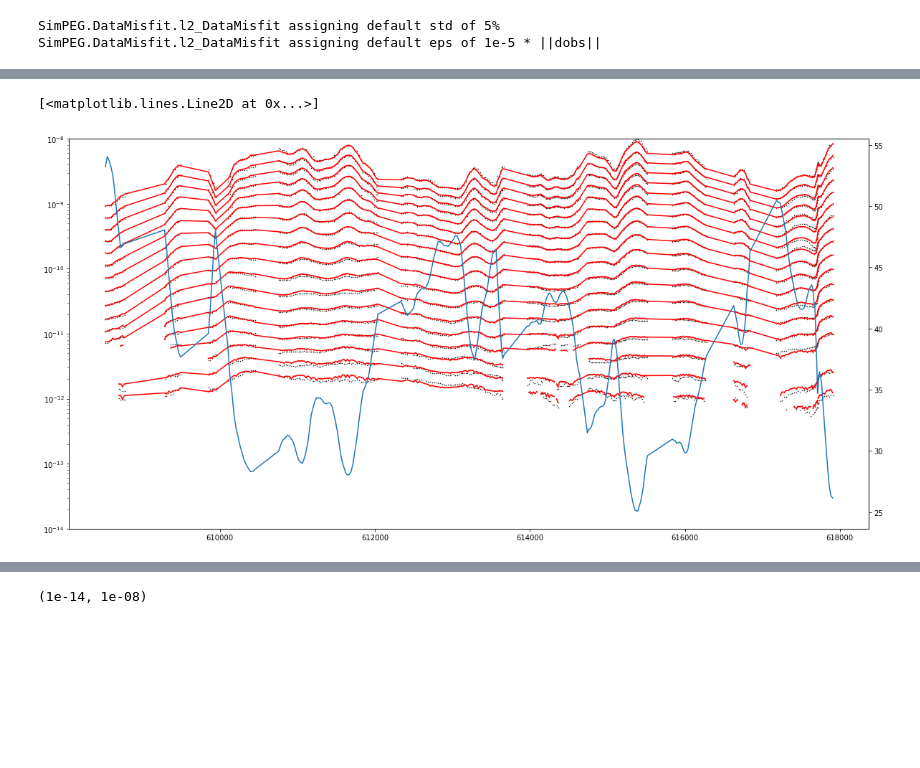
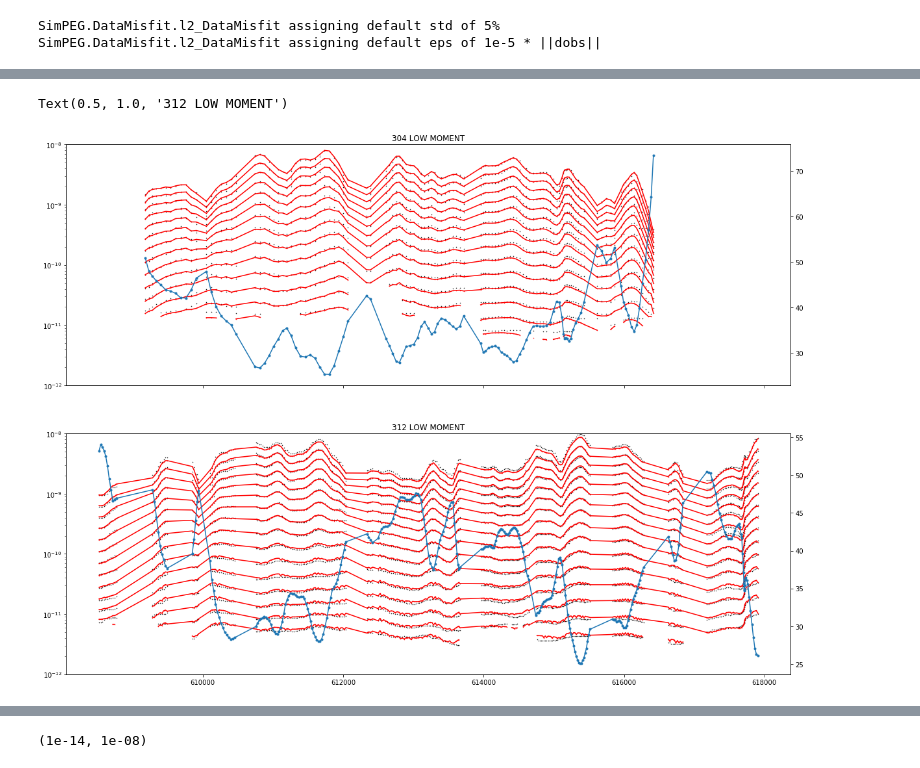
Before and after one commit to igotchalk/timelapseAEM, a Jupyter notebook: notebook/2D_2017-2019_together.ipynb, the cells around one changed output, grey strips where cells are left out. Cells and saved outputs as stored; diff of their text form; code cells hidden in the pictures; blank space fills up the shorter version.

```diff
--- a/notebook/2D_2017-2019_together.ipynb
+++ b/notebook/2D_2017-2019_together.ipynb
@@ -70,6 +68,7 @@ dem = df.loc[msk,'ELEVATION'].values[:]
 height = df.loc[msk,'INVALT'].values[:]
 # height = df.loc[msk,'TX_ALTITUDE'].values[:]
 system = df.loc[msk,'skytem_type'].values[:]
+msk_312 = system==312
 rx_locations = np.c_[xy[:,:], height+dem+2.]
 src_locations = np.c_[xy[:,:], height+dem]
 topo = np.c_[xy[:,:], dem]
@@ -350,3 +366,14 @@ dpred = survey.dpred(m0)
 # %%
 ch1_cols = [c for c in df.columns if c.startswith('DBDT_Ch1')]
 ch2_cols = [c for c in df.columns if c.startswith('DBDT_Ch2')]
+
+lm_header_304 = ch1_cols[sl_lm_304]
+hm_header_304 = ch2_cols[sl_hm_304]
+lm_header_312 = ch1_cols[sl_lm_312]
+hm_header_312 = ch2_cols[sl_hm_312]
+
+ch1_cols.append('skytem_type')
+ch2_cols.append('skytem_type')
+
+data_hm_all = df.loc[df.CHANNEL_NO==2,ch2_cols]
+data_lm_all = df.loc[df.CHANNEL_NO==1,ch1_cols]
@@ -420,7 +461,7 @@ uncert size 10164
 # x = (1e-2,10., 1.,)
 # y = (1e-2,1.,  1.,)
 # for alpha_s,alpha_x,alpha_y in zip(s,x,y):
-alpha_s,alpha_x,alpha_y = (1., 10., 1. )
+alpha_s,alpha_x,alpha_y = (1e-2, 10., 1. )
 output_dir = Path("/scratch/users/ianpg/timelapseAEM/l2-1719-s{}x{}y{}/"
                   .format(int(100*alpha_s),int(100*alpha_x),int(100*alpha_y)))
 
@@ -515,6 +556,7 @@ mopt = mopt2.copy()
 # %%
 import local_utils
 outDict = local_utils.load_obj(output_dir,'outDict')
+mopt = outDict[len(outDict)]['m']
 # %%
 from matplotlib.colors import LogNorm
 from simpegEM1D import ModelIO
@@ -618,11 +732,24 @@ for ii in range(1, 300, 100):
 # %%
+fig, axs = plt.subplots(2,1, figsize=(20, 15),sharex='col')
 
-fig, ax = plt.subplots(1,1, figsize=(20, 10))
-out = plt.semilogy(xy[:,0], abs(DOBS_LM[:,:]), 'k.', ms=1)
-out = plt.semilogy(xy[:,0], abs(DPRED_LM[:,:]), 'r.-', ms=1)
+plt.sca(axs.flatten()[0])
+ax = plt.gca()
+out = plt.semilogy(xy[:,0][~msk_312], abs(DOBS_LM_304[:,:]), 'k.', ms=1)
+out = plt.semilogy(xy[:,0][~msk_312], abs(DPRED_LM_304[:,:]), 'r.-', ms=1)
 ax_1 = ax.twinx()
-ax.set_ylim(1e-14, 1e-8)
-ax_1.plot(xy[:,0],height)
+ax.set_ylim(1e-12, 1e-8)
+ax_1.plot(xy[:,0][~msk_312],height[~msk_312],'.-')
+plt.title('304 LOW MOMENT')
+
+plt.sca(axs.flatten()[1])
+ax = plt.gca()
+out = plt.semilogy(xy[:,0][msk_312], abs(DOBS_LM_312[:,:]), 'k.', ms=1)
+out = plt.semilogy(xy[:,0][msk_312], abs(DPRED_LM_312[:,:]), 'r.-', ms=1)
+ax.set_ylim(1e-12, 1e-8)
+
+ax_1 = ax.twinx()
+ax_1.plot(xy[:,0][msk_312],height[msk_312],'.-')
+plt.title('312 LOW MOMENT')
 # %% [output]
-[<matplotlib.lines.Line2D at 0x...>]
+Text(0.5, 1.0, '312 LOW MOMENT')
-[figure, old version]
+[figure, new version]
```
Also changed, not shown: parts of 59 cells of this notebook.
